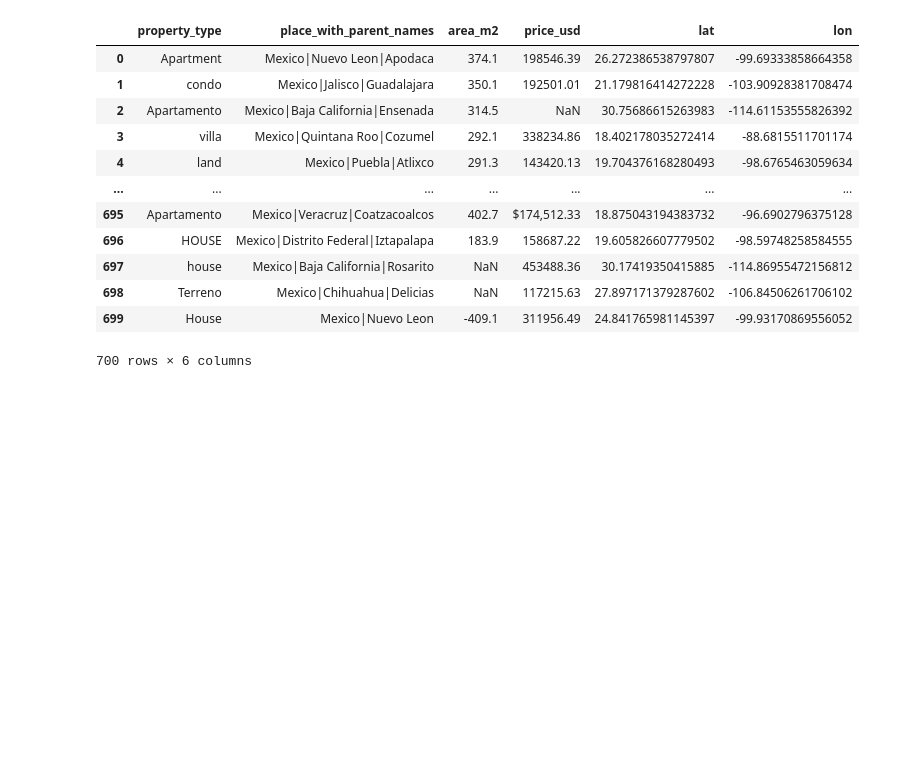
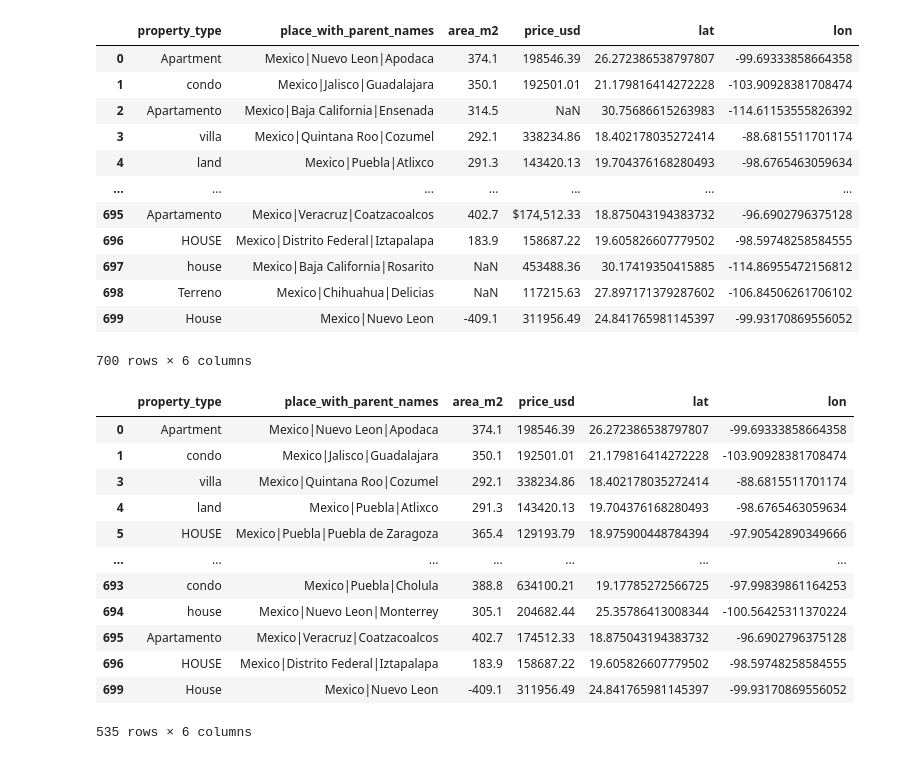
Before and after one commit to Dilajohn/Data-science-tutorials, a Jupyter notebook: data_wrangling_with_pandas.ipynb, the cells around one changed output. Saved outputs shown, nothing was run; the diff lists cells and outputs as text; code cells hidden in the pictures; blank space fills up the shorter version.

Commit message:
Clean df3: drop NaN values and convert 'price_usd' to float after removing '$' and ',' characters

```diff
--- a/data_wrangling_with_pandas.ipynb
+++ b/data_wrangling_with_pandas.ipynb
@@ -230,3 +230,22 @@ df3
 | 698 | Terreno | Mexico|Chihuahua|Delicias | NaN | 117215.63 | 27.897171379287602 | -106.84506261706102 |
 | 699 | House | Mexico|Nuevo Leon | -409.1 | 311956.49 | 24.841765981145397 | -99.93170869556052 |
 700 rows × 6 columns
+# %%
+df3 = df3.dropna()
+df3['price_usd'] = df3['price_usd'].str.replace('$', '').str.replace(',', '').astype(float)
+
+df3
+# %% [output]
+|  | property_type | place_with_parent_names | area_m2 | price_usd | lat | lon |
+| 0 | Apartment | Mexico|Nuevo Leon|Apodaca | 374.1 | 198546.39 | 26.272386538797807 | -99.69333858664358 |
+| 1 | condo | Mexico|Jalisco|Guadalajara | 350.1 | 192501.01 | 21.179816414272228 | -103.90928381708474 |
+| 3 | villa | Mexico|Quintana Roo|Cozumel | 292.1 | 338234.86 | 18.402178035272414 | -88.6815511701174 |
+| 4 | land | Mexico|Puebla|Atlixco | 291.3 | 143420.13 | 19.704376168280493 | -98.6765463059634 |
+| 5 | HOUSE | Mexico|Puebla|Puebla de Zaragoza | 365.4 | 129193.79 | 18.975900448784394 | -97.90542890349666 |
+| ... | ... | ... | ... | ... | ... | ... |
+| 693 | condo | Mexico|Puebla|Cholula | 388.8 | 634100.21 | 19.17785272566725 | -97.99839861164253 |
+| 694 | house | Mexico|Nuevo Leon|Monterrey | 305.1 | 204682.44 | 25.35786413008344 | -100.56425311370224 |
+| 695 | Apartamento | Mexico|Veracruz|Coatzacoalcos | 402.7 | 174512.33 | 18.875043194383732 | -96.6902796375128 |
+| 696 | HOUSE | Mexico|Distrito Federal|Iztapalapa | 183.9 | 158687.22 | 19.605826607779502 | -98.59748258584555 |
+| 699 | House | Mexico|Nuevo Leon | -409.1 | 311956.49 | 24.841765981145397 | -99.93170869556052 |
+535 rows × 6 columns
```
